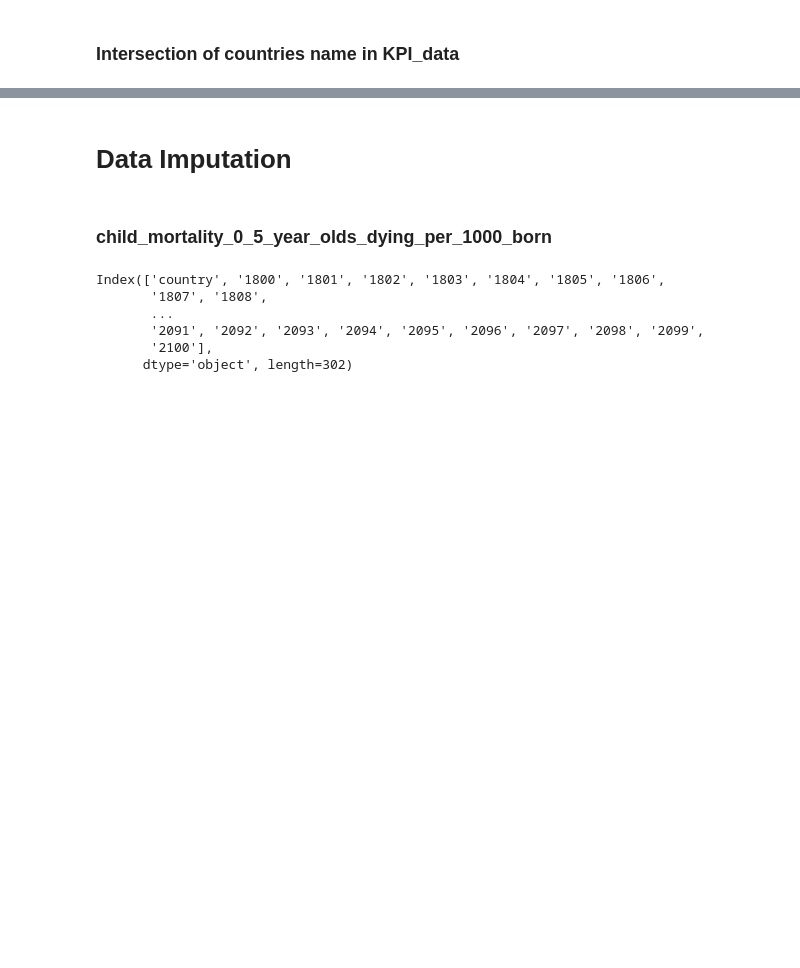
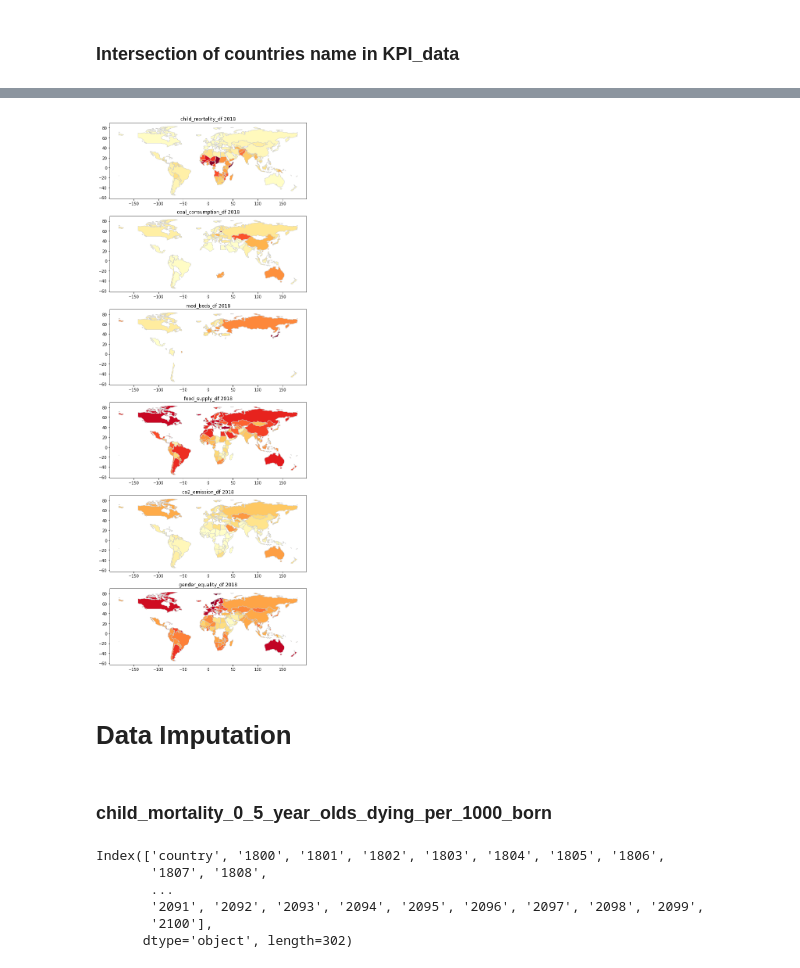
Before and after one commit to Norbert-Podgorski/Child-Mortality-Prediction-Bayesian-Model, a Jupyter notebook: KPI_analysis.ipynb, the cells around one changed output, grey strips where cells are left out. Saved outputs shown, nothing was run; the diff lists cells and outputs as text; code cells hidden in the pictures; blank space fills up the shorter version.

```diff
--- a/KPI_analysis.ipynb
+++ b/KPI_analysis.ipynb
@@ -90,5 +92,7 @@ print(dataset_country_name[0].intersection(*dataset_country_name[1:]))
 # %%
-# plot_global_map_subplot(df_list=[child_mortality_df, coal_consumption_df, med_beds_df, food_supply_df, co2_emission_df, medical_doctor_df], year=2018)
+plot_global_map_subplot(df_list=[child_mortality_df, coal_consumption_df, med_beds_df, food_supply_df, co2_emission_df, gender_equality_df], year=2018)
+# %% [output]
+[figure, added]
 # %% [markdown]
 # Data Imputation
 # %%
```
Also changed, not shown: parts of 14 cells of this notebook, 2 other files.
